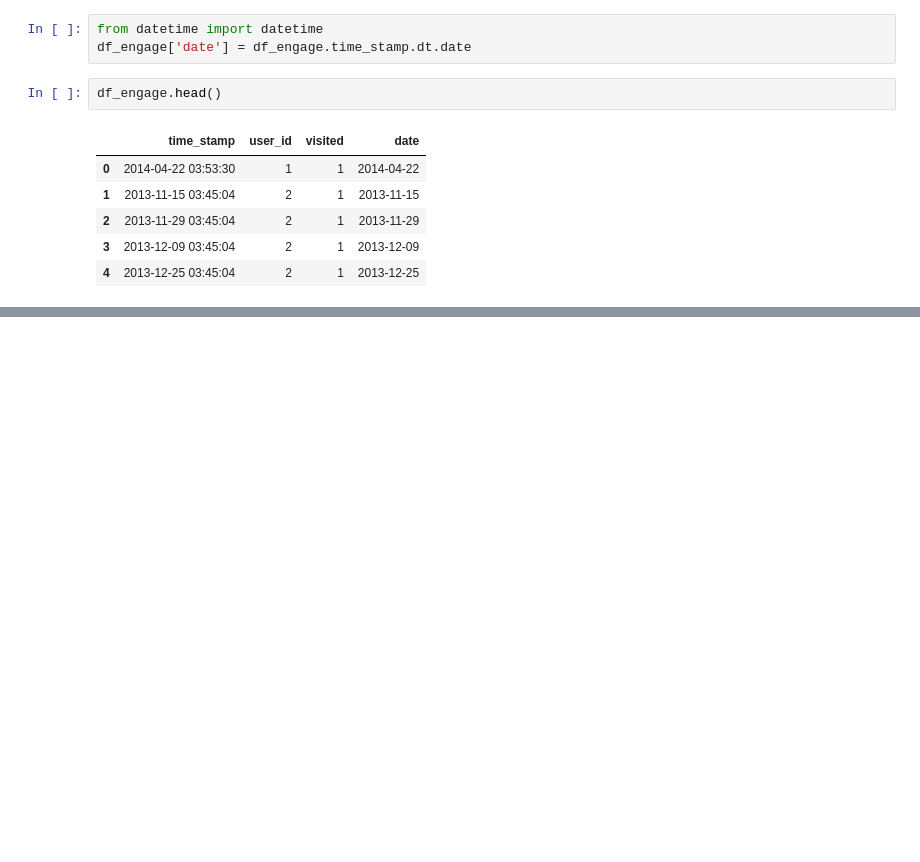
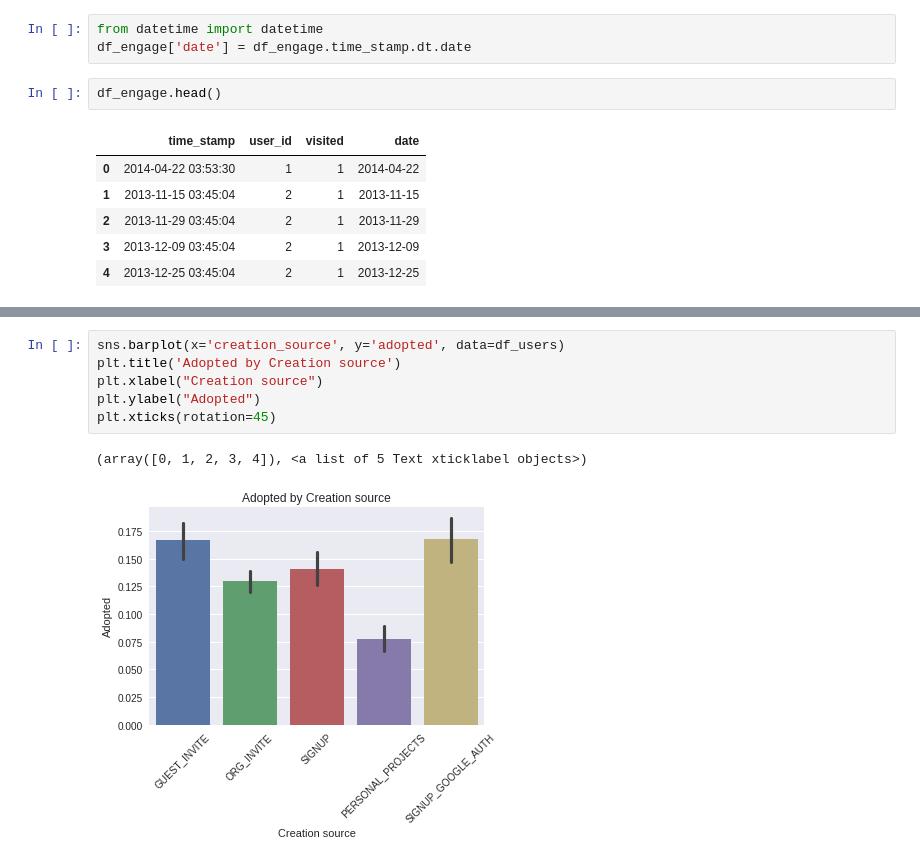
Before and after one commit to anxin16/Relax-Data-Science-Challenge, a Jupyter notebook: Relax_Challenge_Solution.ipynb, the cells around one changed output, grey strips where cells are left out. Drawn from its saved outputs; the diff is of its cells as text; blank space fills up the shorter version.

```diff
--- a/Relax_Challenge_Solution.ipynb
+++ b/Relax_Challenge_Solution.ipynb
@@ -123,0 +197,9 @@ TypeError: 'bool' object is not callable
+# %%
+sns.barplot(x='creation_source', y='adopted', data=df_users)
+plt.title('Adopted by Creation source')
+plt.xlabel("Creation source")
+plt.ylabel("Adopted")
+plt.xticks(rotation=45)
+# %% [output]
+(array([0, 1, 2, 3, 4]), <a list of 5 Text xticklabel objects>)
+[figure, added]
```
Also changed, not shown: parts of 42 cells of this notebook.
